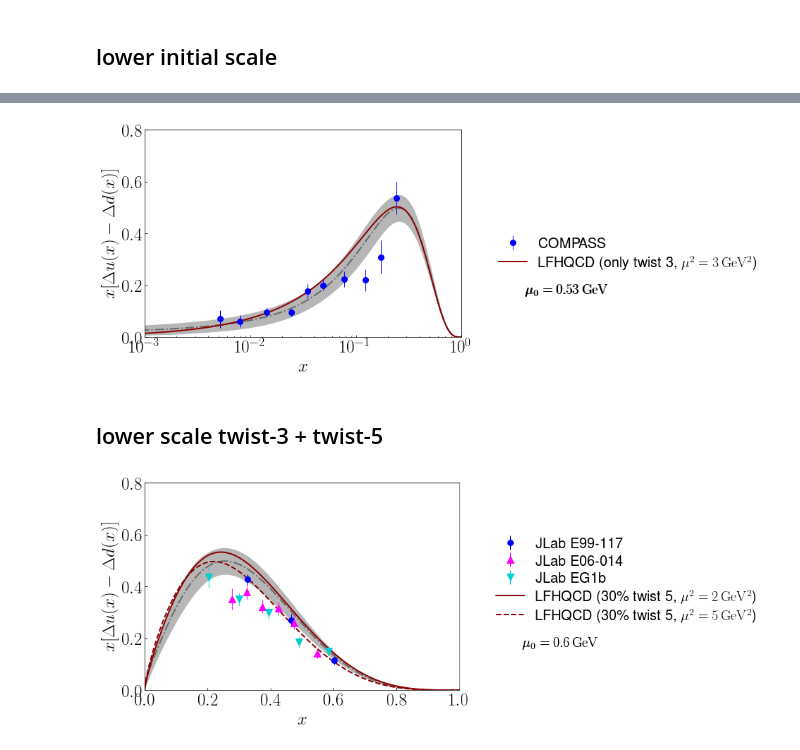
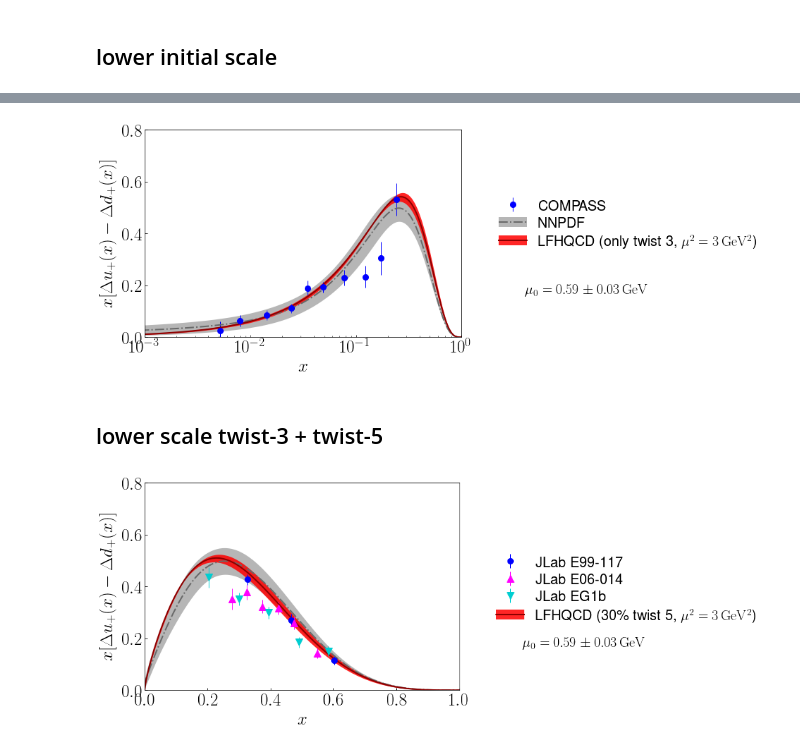
Before and after one commit to TianboLiu/LFHQCD, a Jupyter notebook: axialFF/compare-pol.ipynb, the cells around one changed output, grey strips where cells are left out. Drawn from its saved outputs; the diff is of its cells as text; code cells hidden in the pictures.

```diff
--- a/axialFF/compare-pol.ipynb
+++ b/axialFF/compare-pol.ipynb
@@ -62,6 +62,24 @@ pol['model1 initial']=np.loadtxt("results/model1_initial.dat",skiprows=2)
 pol['model2 initial']=np.loadtxt("results/model2_initial.dat",skiprows=2)
 pol['model3 initial']=np.loadtxt("results/model3_initial.dat",skiprows=2)
 pol['model4 initial']=np.loadtxt("results/model4_initial.dat",skiprows=2)
+
+
+
+pol['model0 Q0=0.59 Q=1.581']=np.loadtxt("results/model0_Q0=0.59_Q=1.581.dat",skiprows=2)
+pol['model0 Q0=0.56 Q=1.581']=np.loadtxt("results/model0_Q0=0.56_Q=1.581.dat",skiprows=2)
+pol['model0 Q0=0.62 Q=1.581']=np.loadtxt("results/model0_Q0=0.62_Q=1.581.dat",skiprows=2)
+
+pol['model0 Q0=0.59 Q=1.732']=np.loadtxt("results/model0_Q0=0.59_Q=1.732.dat",skiprows=2)
+pol['model0 Q0=0.56 Q=1.732']=np.loadtxt("results/model0_Q0=0.56_Q=1.732.dat",skiprows=2)
+pol['model0 Q0=0.62 Q=1.732']=np.loadtxt("results/model0_Q0=0.62_Q=1.732.dat",skiprows=2)
+
+pol['model1 Q0=0.59 Q=1.581']=np.loadtxt("results/model1_Q0=0.59_Q=1.581.dat",skiprows=2)
+pol['model1 Q0=0.56 Q=1.581']=np.loadtxt("results/model1_Q0=0.56_Q=1.581.dat",skiprows=2)
+pol['model1 Q0=0.62 Q=1.581']=np.loadtxt("results/model1_Q0=0.62_Q=1.581.dat",skiprows=2)
+
+pol['model1 Q0=0.59 Q=1.732']=np.loadtxt("results/model1_Q0=0.59_Q=1.732.dat",skiprows=2)
+pol['model1 Q0=0.56 Q=1.732']=np.loadtxt("results/model1_Q0=0.56_Q=1.732.dat",skiprows=2)
+pol['model1 Q0=0.62 Q=1.732']=np.loadtxt("results/model1_Q0=0.62_Q=1.732.dat",skiprows=2)
 # %% [markdown]
 ## Compare
 # %%
@@ -348,41 +384,44 @@ fig.tight_layout()
 # %%
 nrows, ncols = 1, 2
 fig = py.figure(figsize=(ncols*7,nrows*7*0.75))
 ax = fig.add_subplot(nrows, ncols, 1)
 d0=ax.errorbar(expdata['COMPASS'][:,0],\
-            expdata['COMPASS'][:,1] - expdata['COMPASS'][:,3] + expdata['COMPASS'][:,5] - expdata['COMPASS'][:,7] - expdata['COMPASS'][:,9] * 2,\
+            expdata['COMPASS'][:,1] - expdata['COMPASS'][:,3] + expdata['COMPASS'][:,5] - expdata['COMPASS'][:,7],\
             yerr=(expdata['COMPASS'][:,2]**2 + expdata['COMPASS'][:,4]**2 +\
                   expdata['COMPASS'][:,6]**2 + expdata['COMPASS'][:,8]**2)**0.5,\
            ls='none', linewidth=1, marker='o', markersize=8, color='blue')
 
 c1=ax.plot(pol['NNPDF Q=1.732'][:,0], pol['NNPDF Q=1.732'][:,3] ,color='dimgray',ls='-.', linewidth=2)
 c2=ax.fill_between(pol['NNPDF Q=1.732'][:,0],\
                    pol['NNPDF Q=1.732'][:,3] - pol['NNPDF Q=1.732'][:,4],\
                    pol['NNPDF Q=1.732'][:,3] + pol['NNPDF Q=1.732'][:,4],\
                    color='darkgray', alpha=0.85, linewidth=0)
 
-t0=ax.plot(pol['model0 Q0=0.53 Q=1.732'][:,0], pol['model0 Q0=0.53 Q=1.732'][:,2] * 1.272, color='darkred', ls='-', linewidth=2)
+t0=ax.fill_between(pol['model0 Q0=0.59 Q=1.732'][:,0],\
+                   pol['model0 Q0=0.56 Q=1.732'][:,2] * 1.272,\
+                   pol['model0 Q0=0.62 Q=1.732'][:,2] * 1.272,\
+                   color='red', alpha=0.85, linewidth=0)
+t1=ax.plot(pol['model0 Q0=0.59 Q=1.732'][:,0], pol['model0 Q0=0.59 Q=1.732'][:,2] * 1.272, color='darkred', ls='-', linewidth=2)
 
 ax.set_xlim(1e-3,1)
 ax.set_ylim(0,0.8)
 ax.set_xscale('log')
 ax.set_xlabel(r'$x$', size=25)
-ax.set_ylabel(r'$x[\Delta u(x)-\Delta d(x)]$', size=25)
+ax.set_ylabel(r'$x[\Delta u_+(x)-\Delta d_+(x)]$', size=25)
 ax.tick_params(axis='both', which='both', direction='in', labelsize=25)
 
-L=[(d0), (t0[0]), (t1[0])]
+L=[(d0), (c2, c1[0]), (t0, t1[0])]
 H=[r'COMPASS',\
-   r'LFHQCD~(only~twist~3, $\mu^2=3\,\rm GeV^2$)',\
-   #r'LFHQCD~(30\%~twist~5, $\mu^2=3\,\rm GeV^2$)',\
+   r'NNPDF',\
+   r'LFHQCD~(only~twist~3, $\mu^2=3\,\rm GeV^2$)'
   ]
-ax.legend(L, H, fontsize=20,frameon=False, labelspacing=0.3, loc=(1.1, 0.3))
-ax.text(1.2, 0.2, r'$\mu_0=0.53\,\rm GeV$', transform=ax.transAxes, size=20)
-ax.text(1.201, 0.2, r'$\mu_0=0.53\,\rm GeV$', transform=ax.transAxes, size=20)
+ax.legend(L, H, fontsize=20,frameon=False, labelspacing=0.3, loc=(1.1, 0.4))
+ax.text(1.2, 0.2, r'$\mu_0=0.59\pm0.03\,\rm GeV$', transform=ax.transAxes, size=20)
 
 fig.tight_layout()
-#fig.savefig("results/lower-compass.pdf")
+fig.savefig("results/lower-compass.pdf")
 # %% [output]
-[figure, old version]
+[figure, new version]
 # %% [markdown]
 ## lower scale twist-3 + twist-5
 # %%
@@ -411,30 +450,31 @@ c2=ax.fill_between(pol['NNPDF Q=1.732'][:,0],\
                    pol['NNPDF Q=1.732'][:,3] + pol['NNPDF Q=1.732'][:,4],\
                    color='darkgray', alpha=0.85, linewidth=0)
 
-t0=ax.plot(pol['model1 Q0=0.6 Q=1.414'][:,0], pol['model1 Q0=0.6 Q=1.414'][:,2] * 1.272, color='darkred', ls='-', linewidth=2)
-t0a=ax.plot(pol['model1 Q0=0.6 Q=2.236'][:,0], pol['model1 Q0=0.6 Q=2.236'][:,2] * 1.272, color='darkred', ls='--', linewidth=2)
+t0=ax.fill_between(pol['model1 Q0=0.59 Q=1.732'][:,0],\
+                   pol['model1 Q0=0.56 Q=1.732'][:,2] * 1.272,\
+                   pol['model1 Q0=0.62 Q=1.732'][:,2] * 1.272,\
+                   color='red', alpha=0.85, linewidth=0)
+t1=ax.plot(pol['model1 Q0=0.59 Q=1.732'][:,0], pol['model1 Q0=0.59 Q=1.732'][:,2] * 1.272, color='darkred', ls='-', linewidth=2)
 
 ax.set_xlim(0,1)
 ax.set_ylim(0,0.8)
 ax.set_xlabel(r'$x$', size=25)
-ax.set_ylabel(r'$x[\Delta u(x)-\Delta d(x)]$', size=25)
+ax.set_ylabel(r'$x[\Delta u_+(x)-\Delta d_+(x)]$', size=25)
 ax.tick_params(axis='both', which='both', direction='in', labelsize=25)
 
-L=[(d0), (d1), (d2), (t0[0]), (t0a[0])]
+L=[(d0), (d1), (d2), (t0, t1[0])]
 H=[r'JLab E99-117',\
    r'JLab E06-014',\
    r'JLab EG1b',\
-   r'LFHQCD~(30\%~twist~5, $\mu^2=2\,\rm GeV^2$)',\
-   r'LFHQCD~(30\%~twist~5, $\mu^2=5\,\rm GeV^2$)',\
+   r'LFHQCD~(30\%~twist~5, $\mu^2=3\,\rm GeV^2$)'
   ]
 ax.legend(L, H, fontsize=20,frameon=False, labelspacing=0.3, loc=(1.1, 0.3))
-ax.text(1.2, 0.2, r'$\mu_0=0.6\,\rm GeV$', transform=ax.transAxes, size=20)
-ax.text(1.201, 0.2, r'$\mu_0=0.6\,\rm GeV$', transform=ax.transAxes, size=20)
+ax.text(1.2, 0.2, r'$\mu_0=0.59\pm0.03\,\rm GeV$', transform=ax.transAxes, size=20)
 
 fig.tight_layout()
-#fig.savefig("results/lower-jlab.pdf")
+fig.savefig("results/lower1-jlab.pdf")
 # %% [output]
-[figure, old version]
+[figure, new version]
 # %%
 nrows, ncols = 1, 2
 fig = py.figure(figsize=(ncols*7,nrows*7*0.75))
```
Also changed, not shown: parts of 4 cells of this notebook, 18 other files.
